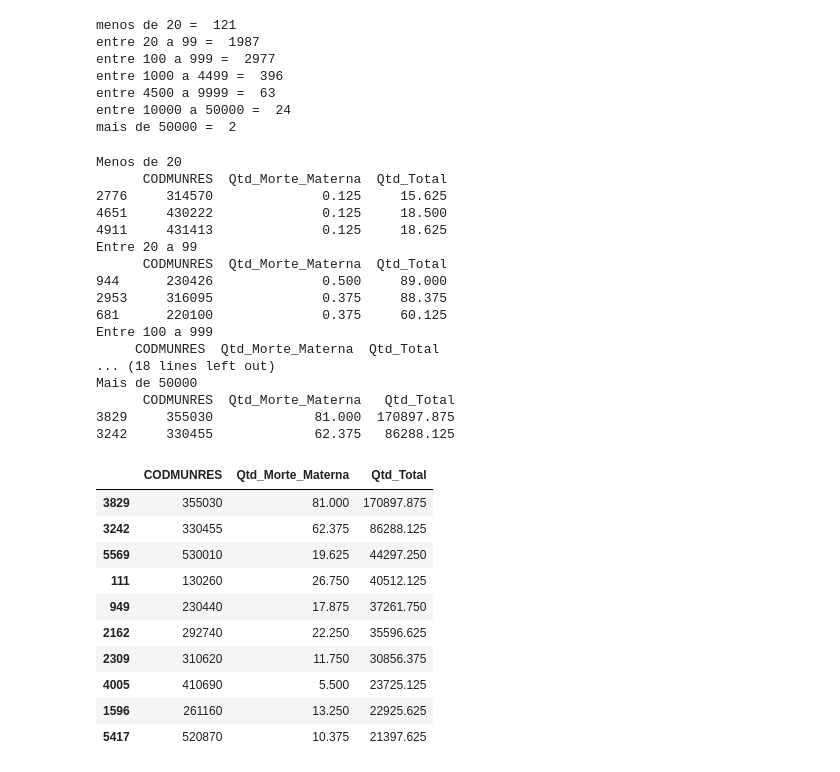
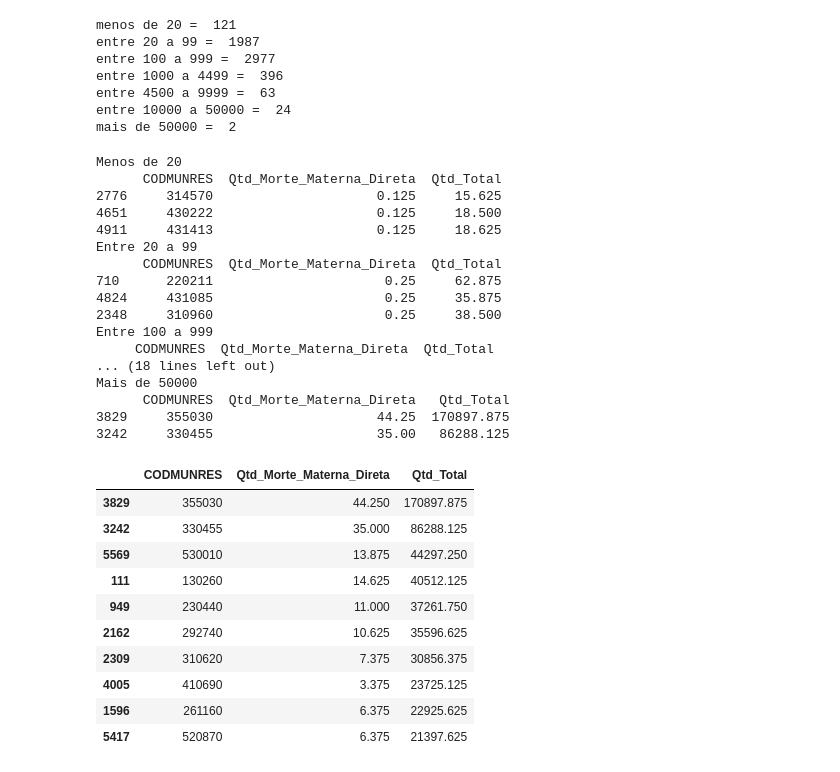
Before and after one commit to ivan-alvarenga/near_miss_ufrj, a Jupyter notebook: calculos/QV-rmm_correcao_tabelas.ipynb, the cells around one changed output. Saved outputs shown, nothing was run; the diff lists cells and outputs as text; code cells hidden in the pictures.

```diff
--- a/calculos/QV-rmm_correcao_tabelas.ipynb
+++ b/calculos/QV-rmm_correcao_tabelas.ipynb
@@ -122,7 +122,7 @@ df_rmm = pd.read_csv('../csv_files/QW-20C-razao_mortalidade_materna.csv')
 df_rmm_direta = pd.read_csv('../csv_files/QW-21C-razao_mortalidade_materna_direta.csv')
 # %%
 
-which_df = 'df_rmm'
+which_df = 'df_rmm_direta'
 #globals()[which_df]
 
 coluna_codigo = globals()[which_df].columns[0]
@@ -174,9 +174,9 @@ CODMUNRES Ano Qtd_Morte_Materna Qtd_Total Ratio
 # %%
-df_rmm_mean = df_rmm.groupby(['CODMUNRES']).mean()
-del df_rmm_mean['Ano']
-del df_rmm_mean['Ratio']
-df_rmm_mean=df_rmm_mean.reset_index(level=0)
-df_rmm_mean.head()
+df_mean = globals()[which_df].groupby(['CODMUNRES']).mean()
+del df_mean['Ano']
+del df_mean['Ratio']
+df_mean=df_mean.reset_index(level=0)
+df_mean.head()
 # %% [output]
 |  | CODMUNRES | Qtd_Morte_Materna | Qtd_Total |
 | 0 | 110001 | 0.125 | 374.000 |
@@ -233,49 +223,51 @@ entre 4500 a 9999 =  63
 entre 10000 a 50000 =  24
 mais de 50000 =  2
 # %%
+coll = 'Qtd_Morte_Materna'
+
 print('Menos de 20')
-print(df_menos_20.sort_values(['Qtd_Morte_Materna'], ascending=[False]).head(3))
+print(df_menos_20.sort_values([coll], ascending=[False]).head(3))
 print('Entre 20 a 99')
-print(df_20_a_99.sort_values(['Qtd_Morte_Materna'], ascending=[False]).head(3))
+print(df_20_a_99.sort_values([coll], ascending=[False]).head(3))
 print('Entre 100 a 999')
-print(df_100_a_999.sort_values(['Qtd_Morte_Materna'], ascending=[False]).head(3))
+print(df_100_a_999.sort_values([coll], ascending=[False]).head(3))
 print('Entre 1000 a 4499')
-print(df_1000_a_4499.sort_values(['Qtd_Morte_Materna'], ascending=[False]).head(3))
+print(df_1000_a_4499.sort_values([coll], ascending=[False]).head(3))
 print('Entre 4500 a 9999')
-print(df_4500_a_9999.sort_values(['Qtd_Morte_Materna'], ascending=[False]).head(3))
+print(df_4500_a_9999.sort_values([coll], ascending=[False]).head(3))
 print('Entre 10000 a 50000')
-print(df_10000_a_50000.sort_values(['Qtd_Morte_Materna'], ascending=[False]).head(3))
+print(df_10000_a_50000.sort_values([coll], ascending=[False]).head(3))
 print('Mais de 50000')
-print(df_mais_50000.sort_values(['Qtd_Morte_Materna'], ascending=[False]).head(3))
+print(df_mais_50000.sort_values([coll], ascending=[False]).head(3))
 # %% [output]
 Menos de 20
-      CODMUNRES  Qtd_Morte_Materna  Qtd_Total
-2776     314570              0.125     15.625
-4651     430222              0.125     18.500
-4911     431413              0.125     18.625
+      CODMUNRES  Qtd_Morte_Materna_Direta  Qtd_Total
+2776     314570                     0.125     15.625
+4651     430222                     0.125     18.500
+4911     431413                     0.125     18.625
 Entre 20 a 99
-      CODMUNRES  Qtd_Morte_Materna  Qtd_Total
-944      230426              0.500     89.000
-2953     316095              0.375     88.375
-681      220100              0.375     60.125
+      CODMUNRES  Qtd_Morte_Materna_Direta  Qtd_Total
+710      220211                      0.25     62.875
+4824     431085                      0.25     35.875
+2348     310960                      0.25     38.500
 Entre 100 a 999
-     CODMUNRES  Qtd_Morte_Materna  Qtd_Total
+     CODMUNRES  Qtd_Morte_Materna_Direta  Qtd_Total
 ... (18 lines left out)
 Mais de 50000
-      CODMUNRES  Qtd_Morte_Materna   Qtd_Total
-3829     355030             81.000  170897.875
-3242     330455             62.375   86288.125
+      CODMUNRES  Qtd_Morte_Materna_Direta   Qtd_Total
+3829     355030                     44.25  170897.875
+3242     330455                     35.00   86288.125
 # %%
-df_rmm_mean.sort_values(['Qtd_Total'], ascending=[False]).head(10)
+df_mean.sort_values(['Qtd_Total'], ascending=[False]).head(10)
 # %% [output]
-|  | CODMUNRES | Qtd_Morte_Materna | Qtd_Total |
-| 3829 | 355030 | 81.000 | 170897.875 |
-| 3242 | 330455 | 62.375 | 86288.125 |
-| 5569 | 530010 | 19.625 | 44297.250 |
-| 111 | 130260 | 26.750 | 40512.125 |
-| 949 | 230440 | 17.875 | 37261.750 |
-| 2162 | 292740 | 22.250 | 35596.625 |
-| 2309 | 310620 | 11.750 | 30856.375 |
-| 4005 | 410690 | 5.500 | 23725.125 |
-| 1596 | 261160 | 13.250 | 22925.625 |
-| 5417 | 520870 | 10.375 | 21397.625 |
+|  | CODMUNRES | Qtd_Morte_Materna_Direta | Qtd_Total |
+| 3829 | 355030 | 44.250 | 170897.875 |
+| 3242 | 330455 | 35.000 | 86288.125 |
+| 5569 | 530010 | 13.875 | 44297.250 |
+| 111 | 130260 | 14.625 | 40512.125 |
+| 949 | 230440 | 11.000 | 37261.750 |
+| 2162 | 292740 | 10.625 | 35596.625 |
+| 2309 | 310620 | 7.375 | 30856.375 |
+| 4005 | 410690 | 3.375 | 23725.125 |
+| 1596 | 261160 | 6.375 | 22925.625 |
+| 5417 | 520870 | 6.375 | 21397.625 |
```
Also changed, not shown: parts of 3 cells of this notebook, 7 other files.
